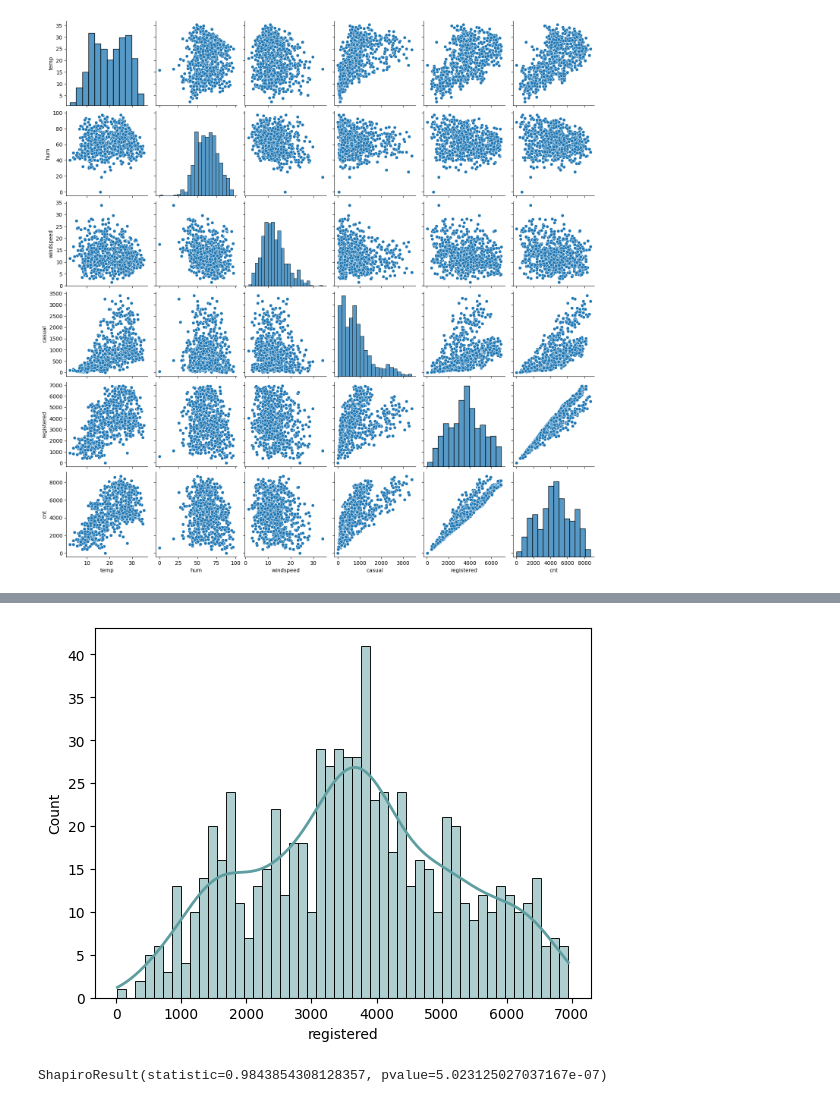
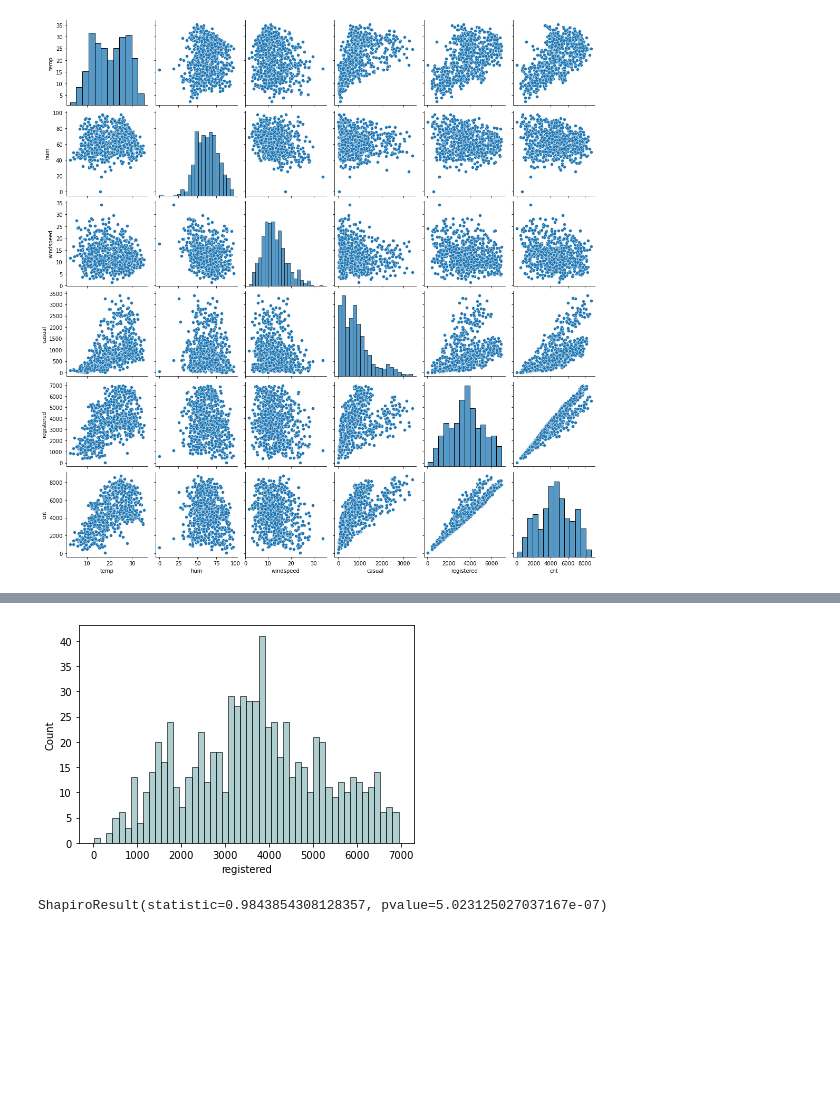
Before and after one commit to LidyaDescals/project-da-promo-D-module-3-team-3, a Jupyter notebook: analisis_exploratorio.ipynb, the cells around one changed output, grey strips where cells are left out. Cells and saved outputs as stored; diff of their text form; code cells hidden in the pictures; blank space fills up the shorter version.

```diff
--- a/analisis_exploratorio.ipynb
+++ b/analisis_exploratorio.ipynb
@@ -382,0 +408,2 @@ sns.pairplot(df_num)
+# %%
+df['casual_percent'] = round(df['casual']*100 / df['cnt'], 2)
@@ -394,13 +457,13 @@ sns.histplot(data = df_num,
 # %%
 sns.histplot(data = df_num,
         x = df["registered"],
-        kde = True,
+        # kde = True,
         color = "cadetblue",
         line_kws = {"linewidth": 2}, # para indicar el ancho de las líneas de las barras
         alpha = 0.5,
         bins = 50);
 # %% [output]
-[figure, old version]
+[figure, new version]
 # %%
 stats.shapiro(df['registered'])
 # %% [output]
```
Also changed, not shown: parts of 30 cells of this notebook.
